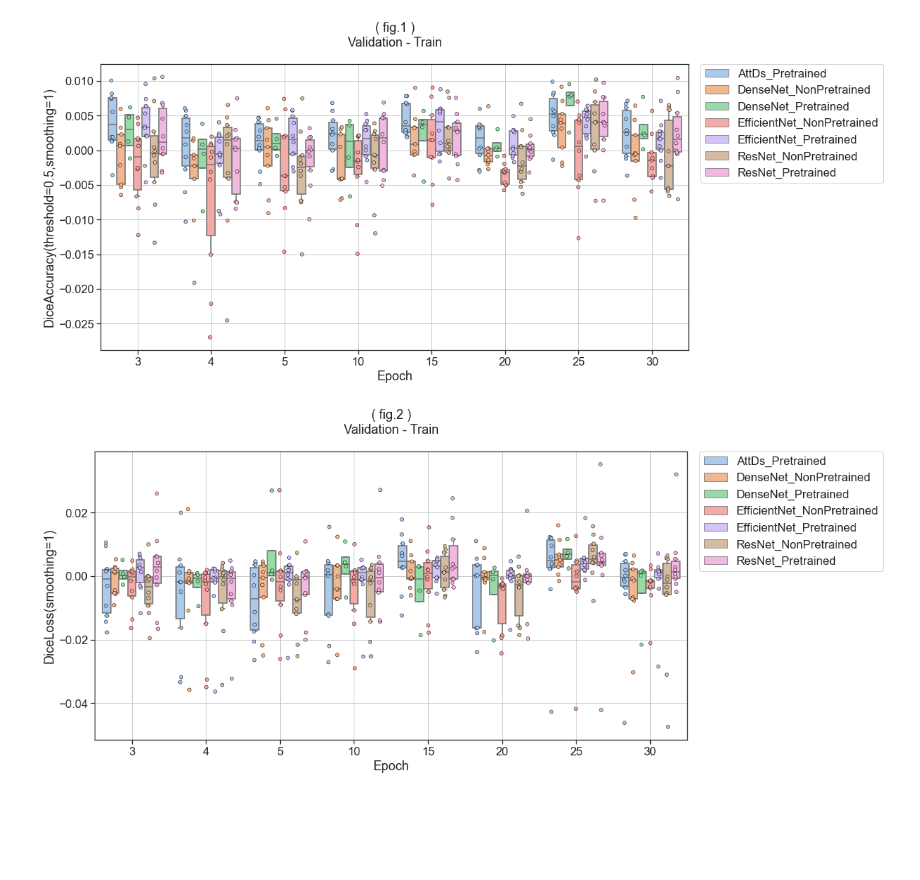
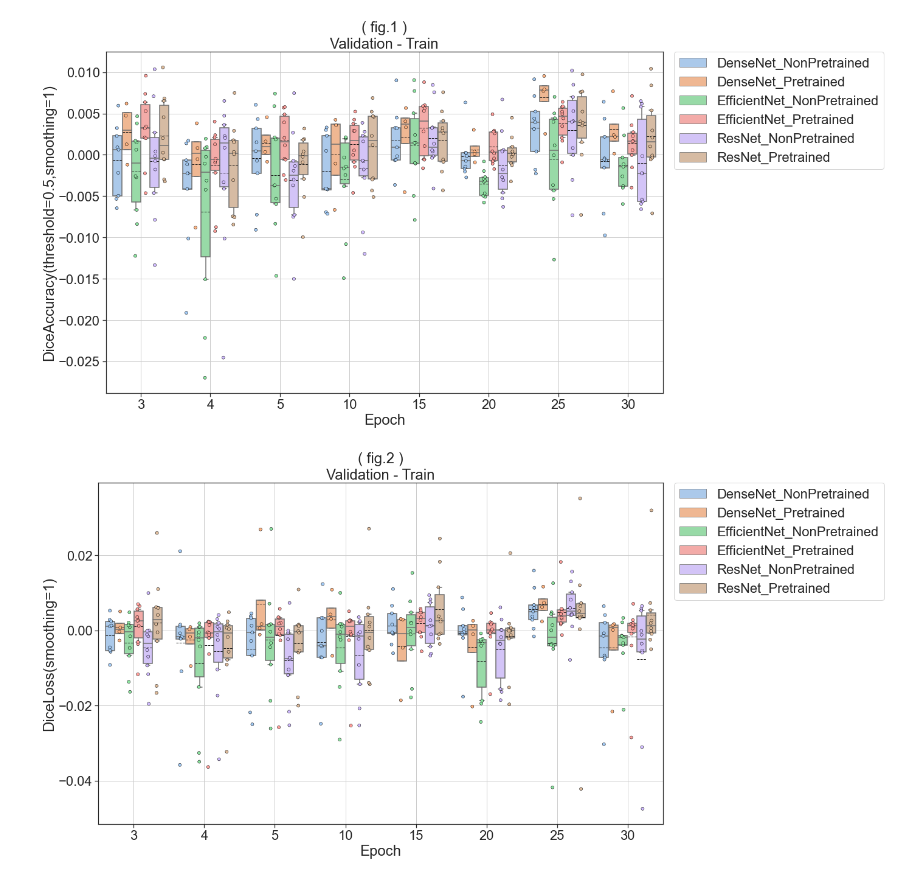
Before and after one commit to you-ming-hu/Cardiac_Catheterization_Project, a Jupyter notebook: pytorch/Results/Losses_and_Metrics/losses_and_metrics_analysis.ipynb, the cells around one changed output. Drawn from its saved outputs; the diff is of its cells as text; code cells hidden in the pictures; blank space fills up the shorter version.

```diff
--- a/pytorch/Results/Losses_and_Metrics/losses_and_metrics_analysis.ipynb
+++ b/pytorch/Results/Losses_and_Metrics/losses_and_metrics_analysis.ipynb
@@ -96,42 +151,50 @@ def draw_box_plot(
     plt.show()
 # %%
-draw_box_plot(epoch_validation_vs_train,
-              [3,4]+list(range(5,31,5)),
-              'DiceAccuracy(threshold=0.5,smoothing=1)',
-              ['ModelName','IsPretrained'],
-              '( fig.1 )\nValidation - Train')
-draw_box_plot(epoch_validation_vs_train,
-              [3,4]+list(range(5,31,5)),
-              'DiceLoss(smoothing=1)',
-              ['ModelName','IsPretrained'],
-              '( fig.2 )\nValidation - Train')
-draw_box_plot(epoch_validation_wo_arg_vs_train,
-              [3,4]+list(range(5,31,5)),
-              'DiceAccuracy(threshold=0.5,smoothing=1)',
-              ['ModelName','IsPretrained'],
-              '( fig.3 )\nValidation_Without_Arguementation - Train')
-draw_box_plot(epoch_validation_wo_arg_vs_train,
-              [3,4]+list(range(5,31,5)),
-              'DiceLoss(smoothing=1)',
-              ['ModelName','IsPretrained'],
-              '( fig.4 )\nValidation_Without_Arguementation - Train')
+draw_box_plot(
+    epoch_validation_vs_train,
+    [3,4]+list(range(5,31,5)),
+    'DiceAccuracy(threshold=0.5,smoothing=1)',
+    ['ModelName','IsPretrained'],
+    '( fig.1 )\nValidation - Train',
+    drop=['AttDs_Pretrained'])
+draw_box_plot(
+    epoch_validation_vs_train,
+    [3,4]+list(range(5,31,5)),
+    'DiceLoss(smoothing=1)',
+    ['ModelName','IsPretrained'],
+    '( fig.2 )\nValidation - Train',
+    drop=['AttDs_Pretrained'])
+draw_box_plot(
+    epoch_validation_wo_arg_vs_train,
+    [3,4]+list(range(5,31,5)),
+    'DiceAccuracy(threshold=0.5,smoothing=1)',
+    ['ModelName','IsPretrained'],
+    '( fig.3 )\nValidation_Without_Arguementation - Train',
+    drop=['AttDs_Pretrained'])
+draw_box_plot(
+    epoch_validation_wo_arg_vs_train,
+    [3,4]+list(range(5,31,5)),
+    'DiceLoss(smoothing=1)',
+    ['ModelName','IsPretrained'],
+    '( fig.4 )\nValidation_Without_Arguementation - Train',
+    drop=['AttDs_Pretrained'])
 print(
 '''
 These four figures are used to examinate whether the model is overfitting through out the 30 epochs training process.
 DiceLoss and DiceAccuracy are slightly different. DiceLoss is the loss function as well as the target we are minimizing while training, but DiceAccuracy is
 just a non-differentiable metric because it replace the predict pixel value higher than threshold with 1 otherwise 0. Despite the replacing step in DiceAccuracy
 , DiceLoss and DiceAccuracy share the same process of calculating the loss value.
 So we have to make sure the model is not overfitting on either DiceLoss or DiceAccuracy.
 As the validation is processed with data arguementation the same as training set and also without data arguementation, we may concern that the model will
 perform well on only one of them.
 The y axis in the four figures is the difference (shown in the title) of the loss (shown in the y label)
-There are 3 common models initialized with and without pretrained weights and also a new model based on pretrained EfficientNet, so there are 7 models and each
+There are 3 common models initialized with and without pretrained weights and ,so there are 6 models and each
 of them conduct 10 experiments. Each experiment represent one point in the figure and the box shows the statistical description.
 In fig.1, fig.2, we can see that the difference is very close to 0, and model performace on valdation set is not inferior to the performace on training set
 interms of DiceLoss or DiceAccuracy after 30 epochs of training. (If overfitted, the difference value should be greater than 0)
 And similiar result can also be find in the validation set without arguementation in fig.3, fig.4.
 So, during the 30 epochs of training, the model is not goinig to overfit on either DiceLoss or DiceAccuracy and with or without data arguementation.
 ''')
 # %% [output]
-[figure, old version]
+[figure, new version]
-[figure, old version]
+[figure, new version]
```
Also changed, not shown: parts of 15 cells of this notebook, 1 other file.
